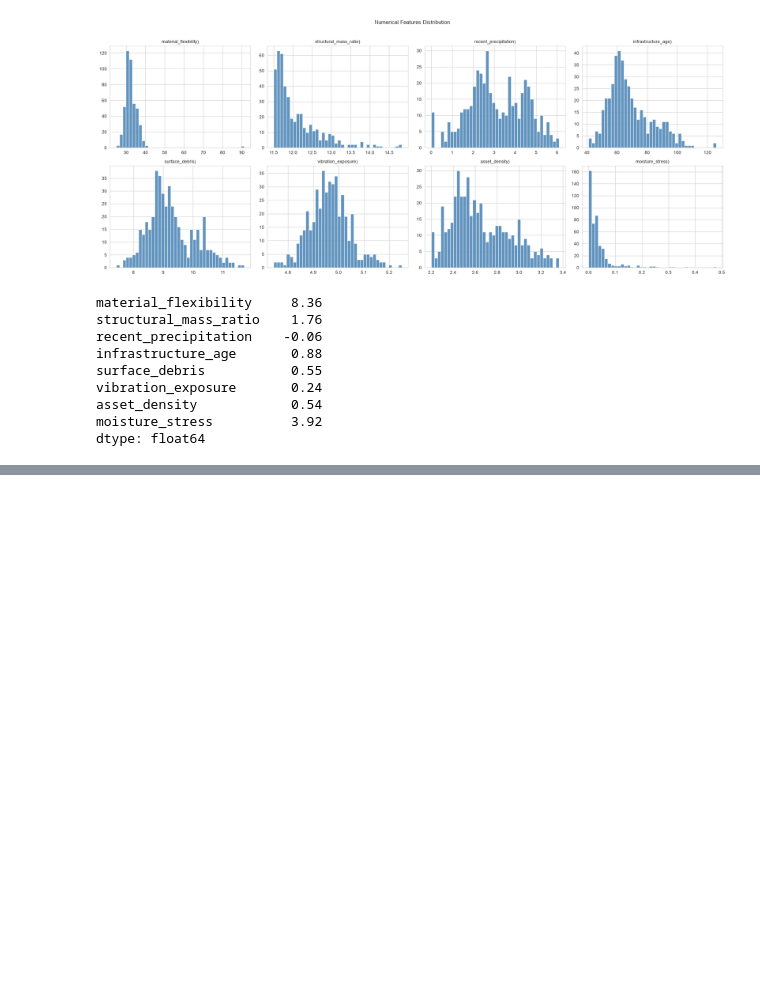
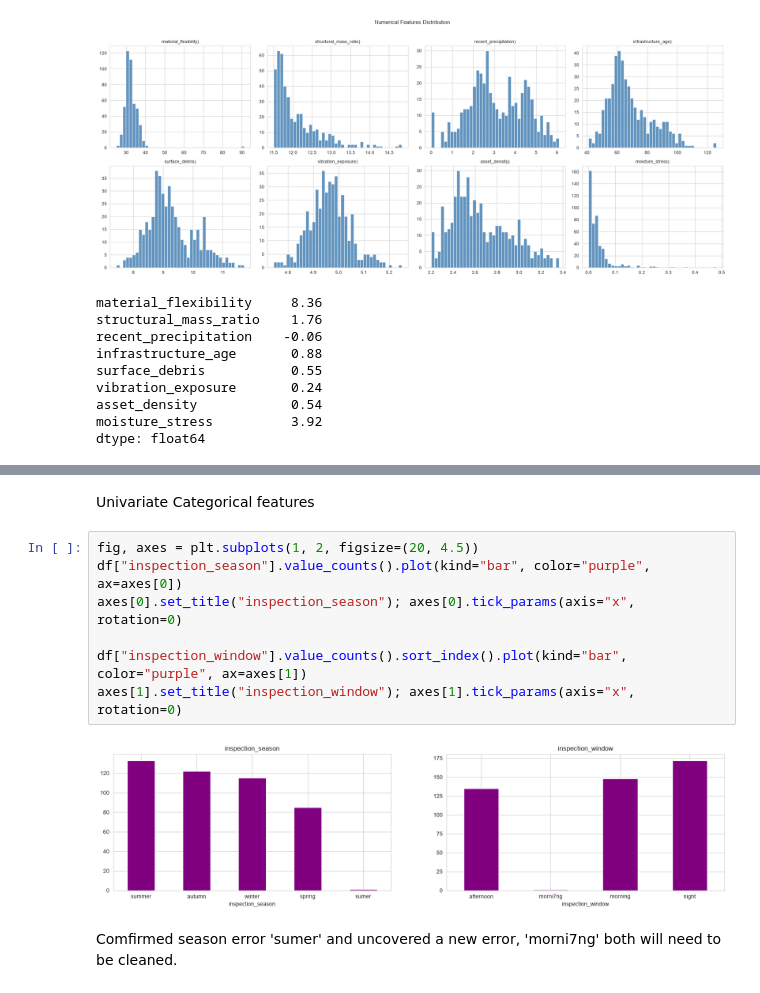
Before and after one commit to Mouldiez/Y3-Intro-to-ML-Assignment, a Jupyter notebook: EDA.ipynb, the cells around one changed output, grey strips where cells are left out. Drawn from its saved outputs; the diff is of its cells as text; blank space fills up the shorter version.

```diff
--- a/EDA.ipynb
+++ b/EDA.ipynb
@@ -175,0 +281,13 @@ dtype: float64
+# %% [markdown]
+Univariate Categorical features
+# %%
+fig, axes = plt.subplots(1, 2, figsize=(20, 4.5))
+df["inspection_season"].value_counts().plot(kind="bar", color="purple", ax=axes[0])
+axes[0].set_title("inspection_season"); axes[0].tick_params(axis="x", rotation=0)
+
+df["inspection_window"].value_counts().sort_index().plot(kind="bar", color="purple", ax=axes[1])
+axes[1].set_title("inspection_window"); axes[1].tick_params(axis="x", rotation=0)
+# %% [output]
+[figure, added]
+# %% [markdown]
+Comfirmed season error 'sumer' and uncovered a new error, 'morni7ng' both will need to be cleaned.
```
Also changed, not shown: parts of 21 cells of this notebook, 1 other file.
